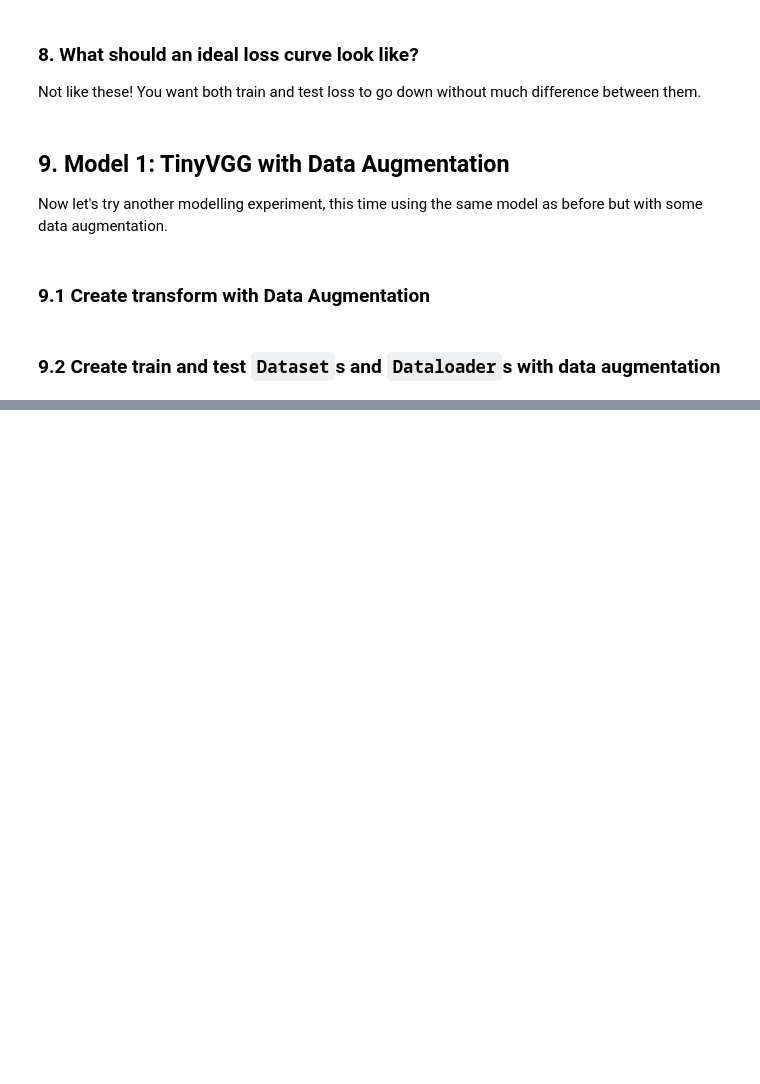
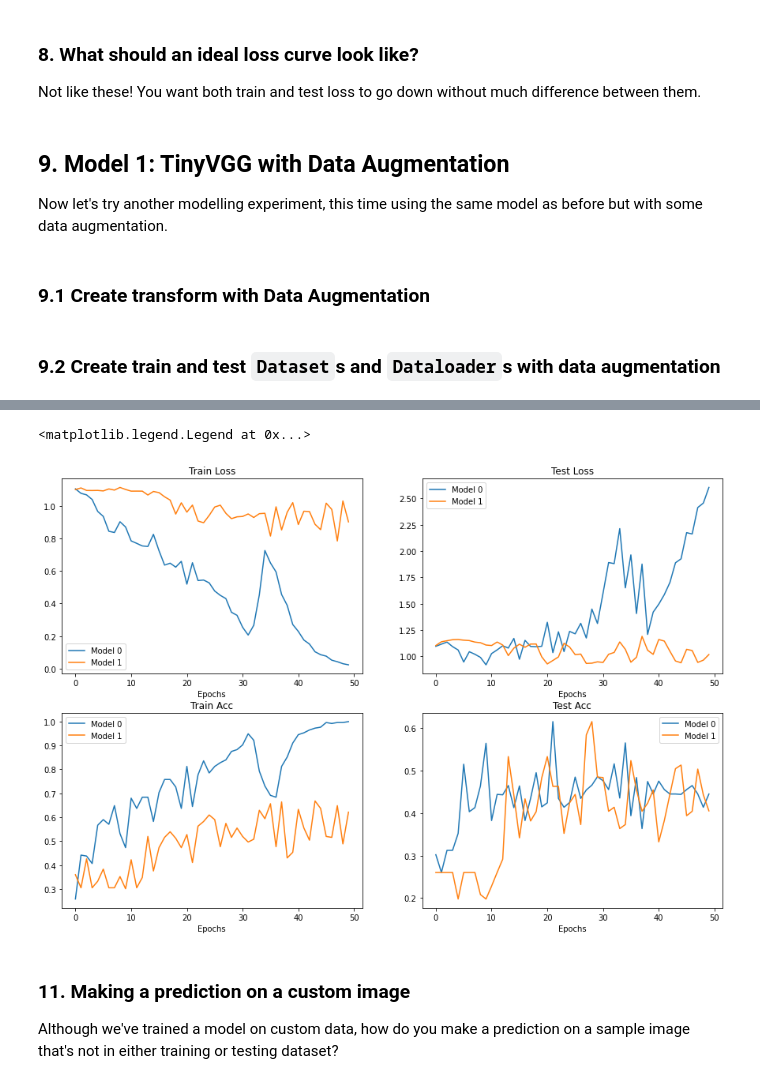
Before and after one commit to gavindoughtie/pytorch_class, a Jupyter notebook: udemy_pytorch_04_custom_datasets.ipynb, the cells around one changed output, grey strips where cells are left out. Drawn from its saved outputs; the diff is of its cells as text; code cells hidden in the pictures; blank space fills up the shorter version.

```diff
--- a/udemy_pytorch_04_custom_datasets.ipynb
+++ b/udemy_pytorch_04_custom_datasets.ipynb
@@ -1335,7 +1315,7 @@ model_1_results = train(
       test_dataloader=test_dataloader_simple,
       optimizer=model_1_optimizer,
       loss_fn=loss_fn,
-      epochs=100)
+      epochs=NUM_EPOCHS)
 
 # end the timer and print how long it took
 end_time = timer()
@@ -1344,0 +1346,5 @@ plot_loss_curves(model_1_results)
+# %%
+import pandas as pd
+model_0_df = pd.DataFrame(model_0_results)
+model_1_df = pd.DataFrame(model_1_results)
+model_1_df
@@ -1344,0 +1369,44 @@ plot_loss_curves(model_1_results)
+# %%
+# Plot model_1 and model_0 on same plot
+plt.figure(figsize=(15, 10))
+
+# Get number of epochs
+epochs = range(len(model_0_df))
+
+# Plot the train loss
+plt.subplot(2, 2, 1)
+plt.plot(epochs, model_0_df['train_loss'], label='Model 0')
+plt.plot(epochs, model_1_df['train_loss'], label='Model 1')
+plt.title('Train Loss')
+plt.xlabel('Epochs')
+plt.legend()
+
+# Plot the test loss
+plt.subplot(2, 2, 2)
+plt.plot(epochs, model_0_df['test_loss'], label='Model 0')
+plt.plot(epochs, model_1_df['test_loss'], label='Model 1')
+plt.title('Test Loss')
+plt.xlabel('Epochs')
+plt.legend()
+
+# Plot accuracy
+plt.subplot(2, 2, 3)
+plt.plot(epochs, model_0_df['train_acc'], label='Model 0')
+plt.plot(epochs, model_1_df['train_acc'], label='Model 1')
+plt.title('Train Acc')
+plt.xlabel('Epochs')
+plt.legend()
+
+plt.subplot(2, 2, 4)
+plt.plot(epochs, model_0_df['test_acc'], label='Model 0')
+plt.plot(epochs, model_1_df['test_acc'], label='Model 1')
+plt.title('Test Acc')
+plt.xlabel('Epochs')
+plt.legend()
+# %% [output]
+<matplotlib.legend.Legend at 0x...>
+[figure, added]
+# %% [markdown]
+### 11. Making a prediction on a custom image
+
+Although we've trained a model on custom data, how do you make a prediction on a sample image that's not in either training or testing dataset?
```
Also changed, not shown: parts of 45 cells of this notebook.
